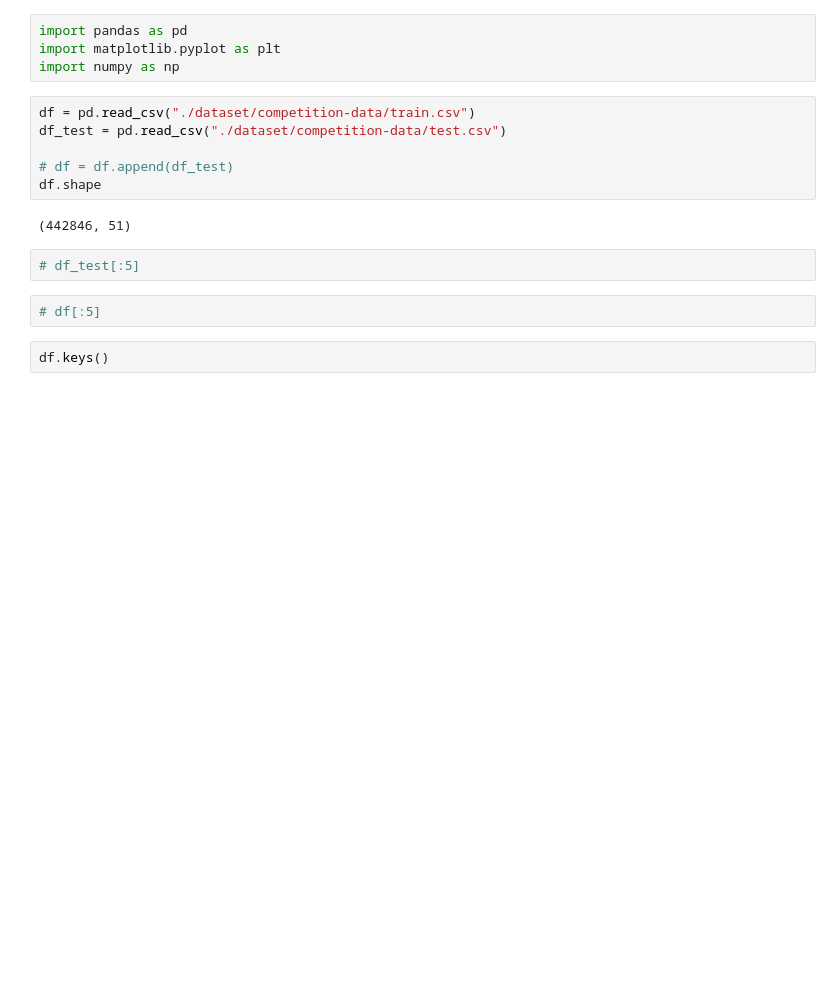
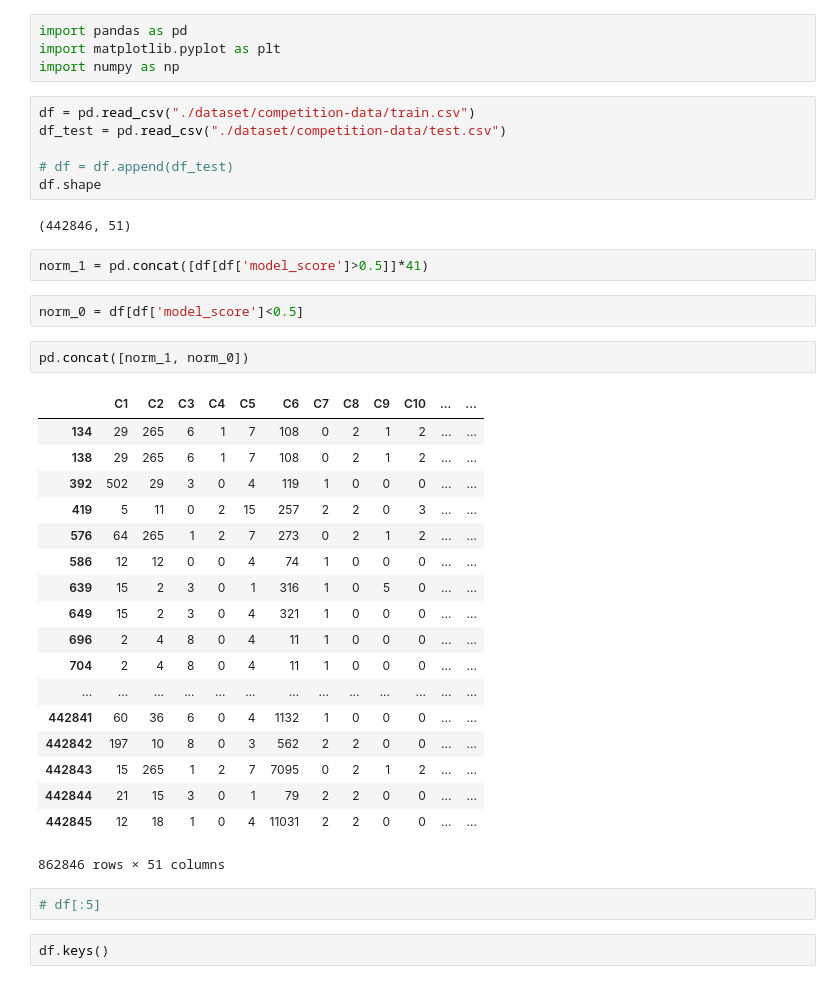
Before and after one commit to akashkm99/Socure-ML-Interpretability, a Jupyter notebook: eda.ipynb, the cells around one changed output. Saved outputs shown, nothing was run; the diff lists cells and outputs as text; blank space fills up the shorter version.

```diff
--- a/eda.ipynb
+++ b/eda.ipynb
@@ -10,8 +10,31 @@ df_test = pd.read_csv("./dataset/competition-data/test.csv")
 df.shape
 # %% [output]
 (442846, 51)
-# %%
-# df_test[:5]
+# %%
+norm_1 = pd.concat([df[df['model_score']>0.5]]*41)
+# %%
+norm_0 = df[df['model_score']<0.5]
+# %%
+pd.concat([norm_1, norm_0])
+# %% [output]
+|  | C1 | C2 | C3 | C4 | C5 | C6 | C7 | C8 | C9 | C10 | ... | ... |
+| 134 | 29 | 265 | 6 | 1 | 7 | 108 | 0 | 2 | 1 | 2 | ... | ... |
+| 138 | 29 | 265 | 6 | 1 | 7 | 108 | 0 | 2 | 1 | 2 | ... | ... |
+| 392 | 502 | 29 | 3 | 0 | 4 | 119 | 1 | 0 | 0 | 0 | ... | ... |
+| 419 | 5 | 11 | 0 | 2 | 15 | 257 | 2 | 2 | 0 | 3 | ... | ... |
+| 576 | 64 | 265 | 1 | 2 | 7 | 273 | 0 | 2 | 1 | 2 | ... | ... |
+| 586 | 12 | 12 | 0 | 0 | 4 | 74 | 1 | 0 | 0 | 0 | ... | ... |
+| 639 | 15 | 2 | 3 | 0 | 1 | 316 | 1 | 0 | 5 | 0 | ... | ... |
+| 649 | 15 | 2 | 3 | 0 | 4 | 321 | 1 | 0 | 0 | 0 | ... | ... |
+| 696 | 2 | 4 | 8 | 0 | 4 | 11 | 1 | 0 | 0 | 0 | ... | ... |
+| 704 | 2 | 4 | 8 | 0 | 4 | 11 | 1 | 0 | 0 | 0 | ... | ... |
+| ... | ... | ... | ... | ... | ... | ... | ... | ... | ... | ... | ... | ... |
+| 442841 | 60 | 36 | 6 | 0 | 4 | 1132 | 1 | 0 | 0 | 0 | ... | ... |
+| 442842 | 197 | 10 | 8 | 0 | 3 | 562 | 2 | 2 | 0 | 0 | ... | ... |
+| 442843 | 15 | 265 | 1 | 2 | 7 | 7095 | 0 | 2 | 1 | 2 | ... | ... |
+| 442844 | 21 | 15 | 3 | 0 | 1 | 79 | 2 | 2 | 0 | 0 | ... | ... |
+| 442845 | 12 | 18 | 1 | 0 | 4 | 11031 | 2 | 2 | 0 | 0 | ... | ... |
+862846 rows × 51 columns
 # %%
 # df[:5]
 # %%
```
Also changed, not shown: parts of 17 cells of this notebook, 5 other files.
